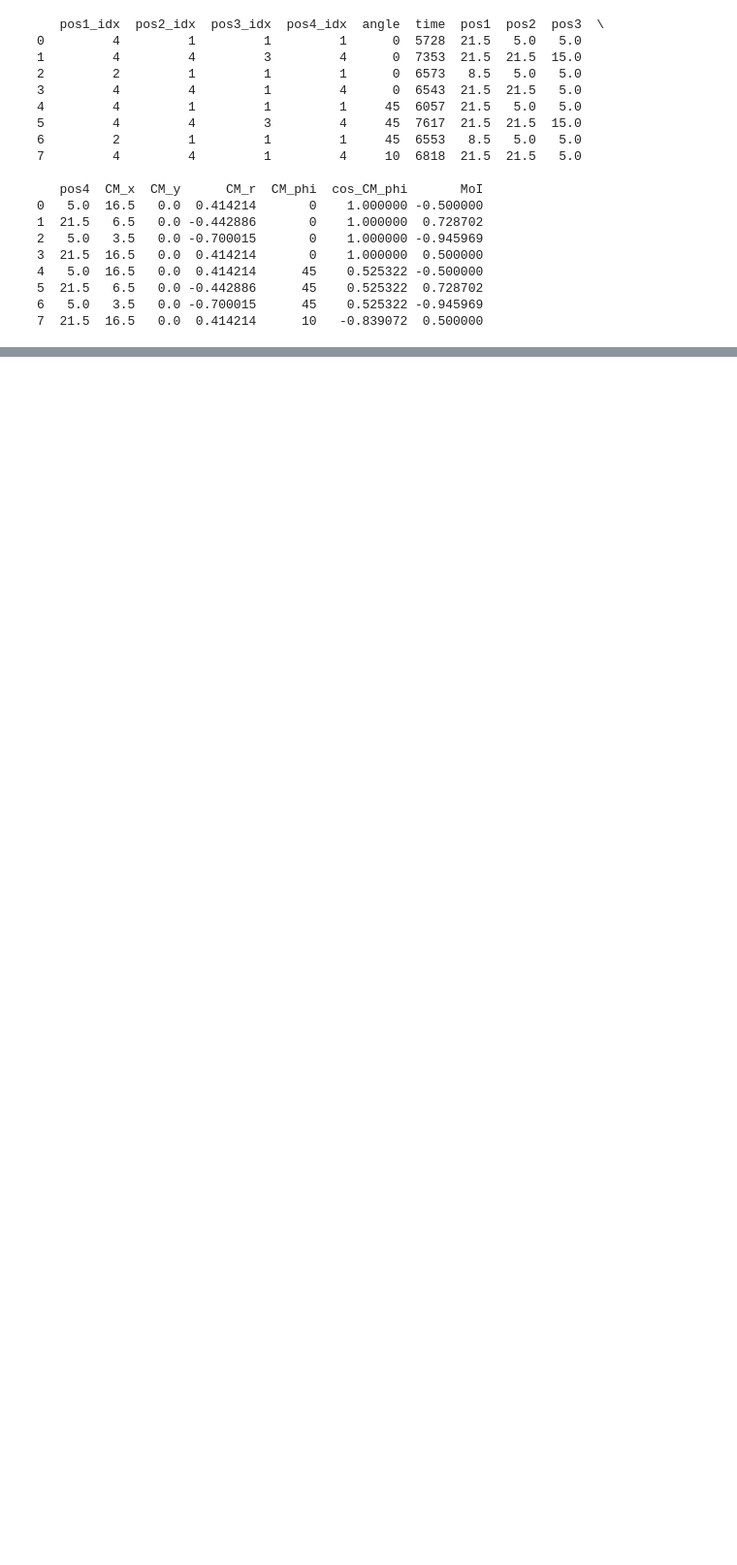
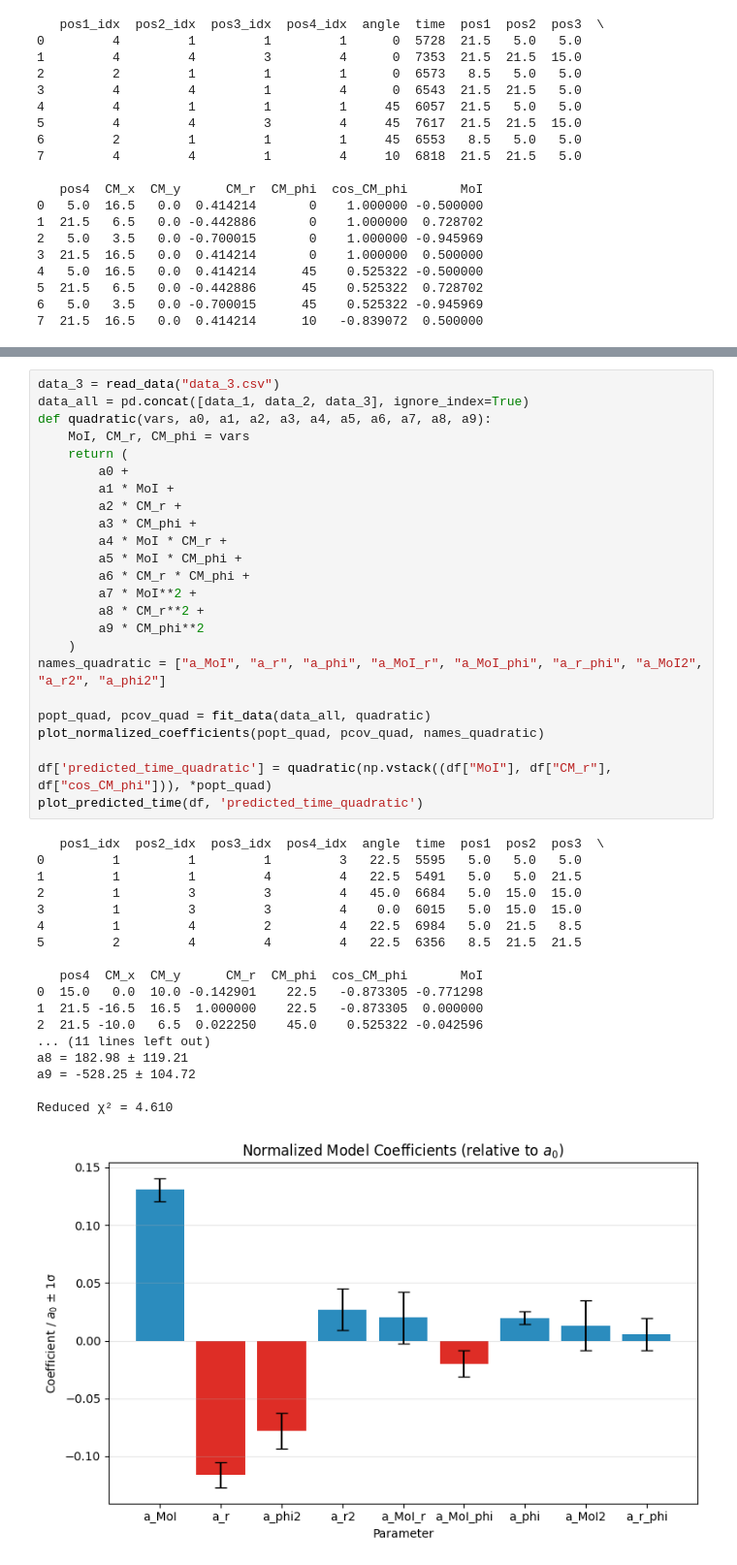
Before and after one commit to Fantastic-Fabian/Doe, a Jupyter notebook: Project.ipynb, the cells around one changed output, grey strips where cells are left out. Shown: that part at 97% size. Cells and saved outputs as stored; diff of their text form; blank space fills up the shorter version.

Commit message:
added code for quadratic evaluation

```diff
--- a/Project.ipynb
+++ b/Project.ipynb
@@ -456,0 +473,43 @@ print(df_experiment2)
+# %%
+data_3 = read_data("data_3.csv")
+data_all = pd.concat([data_1, data_2, data_3], ignore_index=True)
+def quadratic(vars, a0, a1, a2, a3, a4, a5, a6, a7, a8, a9):
+    MoI, CM_r, CM_phi = vars
+    return (
+        a0 +
+        a1 * MoI +
+        a2 * CM_r +
+        a3 * CM_phi +
+        a4 * MoI * CM_r +
+        a5 * MoI * CM_phi +
+        a6 * CM_r * CM_phi +
+        a7 * MoI**2 +
+        a8 * CM_r**2 +
+        a9 * CM_phi**2
+    )
+names_quadratic = ["a_MoI", "a_r", "a_phi", "a_MoI_r", "a_MoI_phi", "a_r_phi", "a_MoI2", "a_r2", "a_phi2"]
+
+popt_quad, pcov_quad = fit_data(data_all, quadratic)
+plot_normalized_coefficients(popt_quad, pcov_quad, names_quadratic)
+
+df['predicted_time_quadratic'] = quadratic(np.vstack((df["MoI"], df["CM_r"], df["cos_CM_phi"])), *popt_quad)
+plot_predicted_time(df, 'predicted_time_quadratic')
+# %% [output]
+   pos1_idx  pos2_idx  pos3_idx  pos4_idx  angle  time  pos1  pos2  pos3  \
+0         1         1         1         3   22.5  5595   5.0   5.0   5.0
+1         1         1         4         4   22.5  5491   5.0   5.0  21.5
+2         1         3         3         4   45.0  6684   5.0  15.0  15.0
+3         1         3         3         4    0.0  6015   5.0  15.0  15.0
+4         1         4         2         4   22.5  6984   5.0  21.5   8.5
+5         2         4         4         4   22.5  6356   8.5  21.5  21.5
+
+   pos4  CM_x  CM_y      CM_r  CM_phi  cos_CM_phi       MoI
+0  15.0   0.0  10.0 -0.142901    22.5   -0.873305 -0.771298
+1  21.5 -16.5  16.5  1.000000    22.5   -0.873305  0.000000
+2  21.5 -10.0   6.5  0.022250    45.0    0.525322 -0.042596
+... (11 lines left out)
+a8 = 182.98 ± 119.21
+a9 = -528.25 ± 104.72
+
+Reduced χ² = 4.610
+[figure, added]
```
Also changed, not shown: parts of 10 cells of this notebook.
